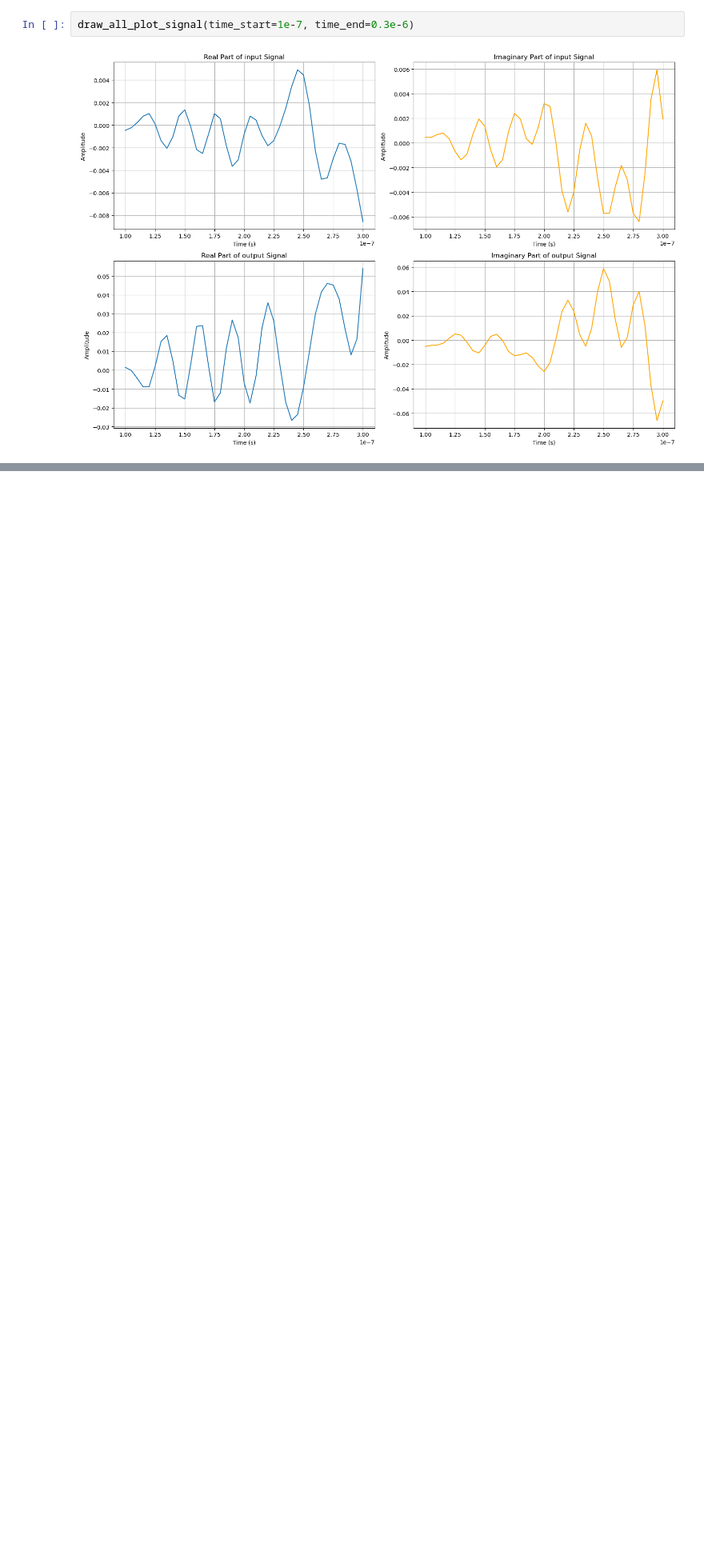
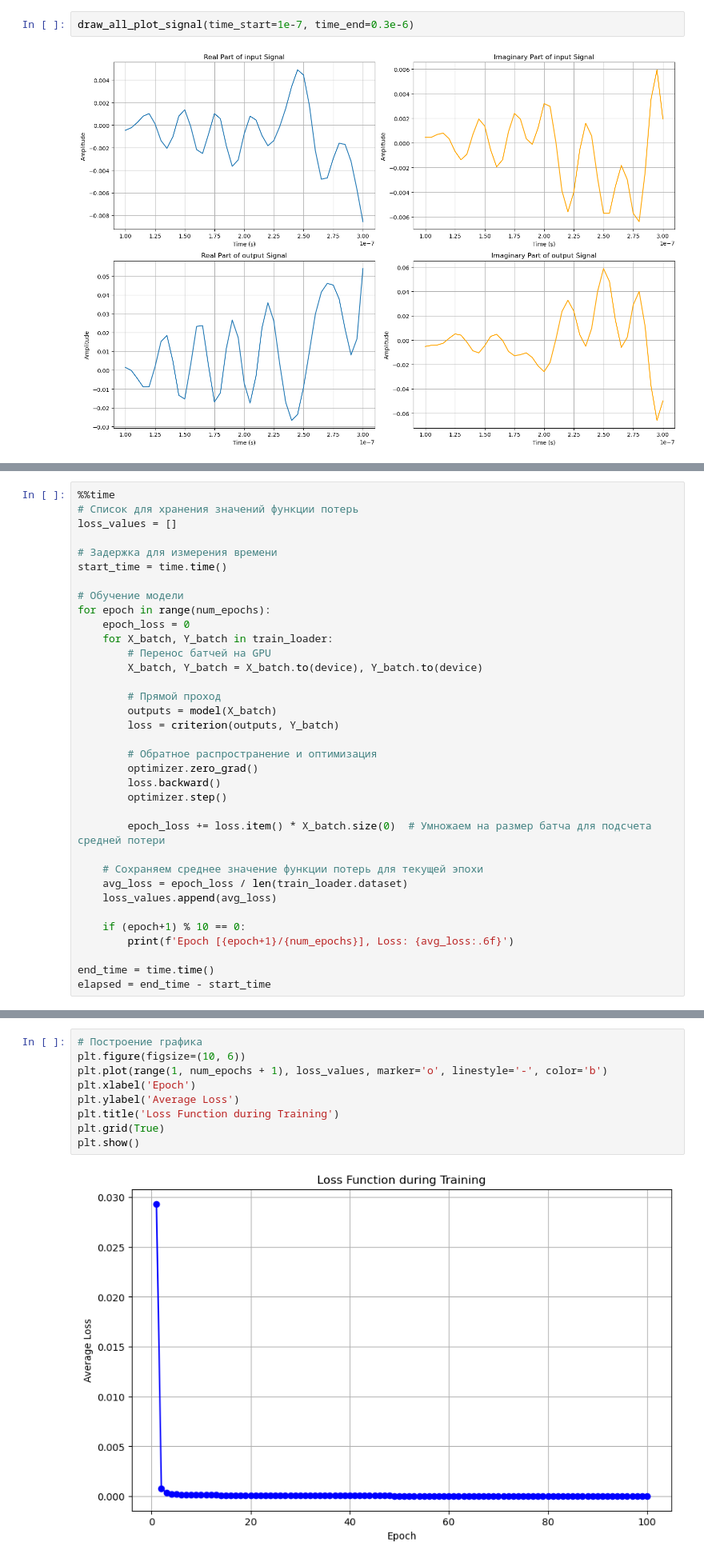
Before and after one commit to RedAlexDad/hw_tasks_bmstu, a Jupyter notebook: task.ipynb, the cells around one changed output, grey strips where cells are left out. Shown at 80% size. Drawn from its saved outputs; the diff is of its cells as text; blank space fills up the shorter version.

```diff
--- a/task.ipynb
+++ b/task.ipynb
@@ -216,0 +349,35 @@ count_model = 0
+# %%
+%%time
+# Список для хранения значений функции потерь
+loss_values = []
+
+# Задержка для измерения времени
+start_time = time.time()
+
+# Обучение модели
+for epoch in range(num_epochs):
+    epoch_loss = 0
+    for X_batch, Y_batch in train_loader:
+        # Перенос батчей на GPU
+        X_batch, Y_batch = X_batch.to(device), Y_batch.to(device)
+
+        # Прямой проход
+        outputs = model(X_batch)
+        loss = criterion(outputs, Y_batch)
+
+        # Обратное распространение и оптимизация
+        optimizer.zero_grad()
+        loss.backward()
+        optimizer.step()
+
+        epoch_loss += loss.item() * X_batch.size(0)  # Умножаем на размер батча для подсчета средней потери
+
+    # Сохраняем среднее значение функции потерь для текущей эпохи
+    avg_loss = epoch_loss / len(train_loader.dataset)
+    loss_values.append(avg_loss)
+
+    if (epoch+1) % 10 == 0:
+        print(f'Epoch [{epoch+1}/{num_epochs}], Loss: {avg_loss:.6f}')
+
+end_time = time.time()
+elapsed = end_time - start_time
@@ -216,0 +397,11 @@ count_model = 0
+# %%
+# Построение графика
+plt.figure(figsize=(10, 6))
+plt.plot(range(1, num_epochs + 1), loss_values, marker='o', linestyle='-', color='b')
+plt.xlabel('Epoch')
+plt.ylabel('Average Loss')
+plt.title('Loss Function during Training')
+plt.grid(True)
+plt.show()
+# %% [output]
+[figure, added]
```
Also changed, not shown: parts of 50 cells of this notebook, 3 other files.
